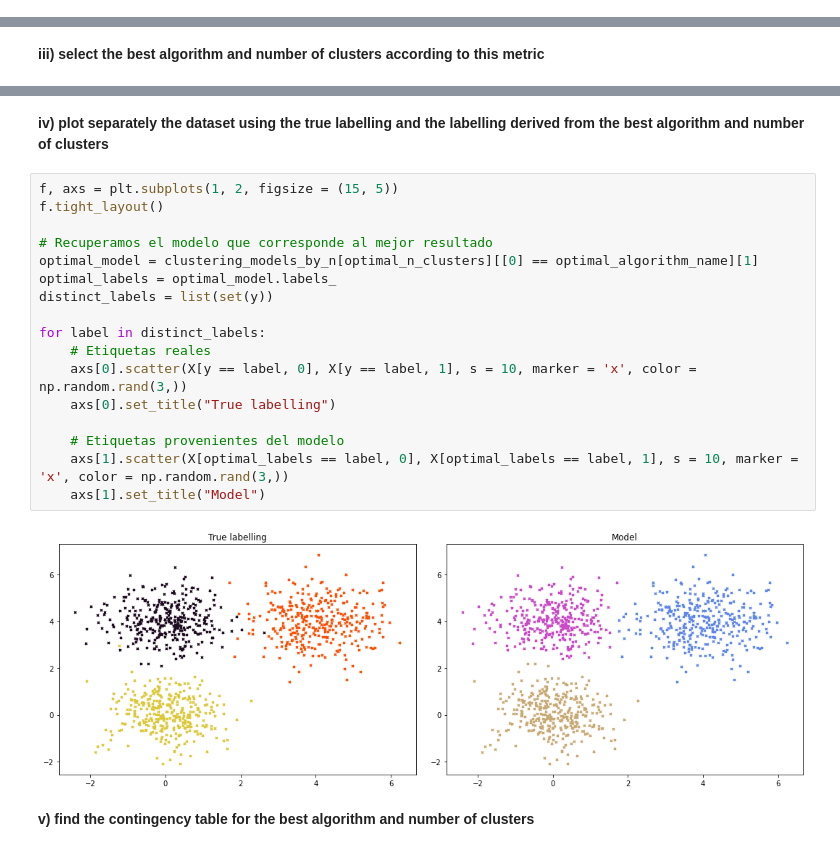
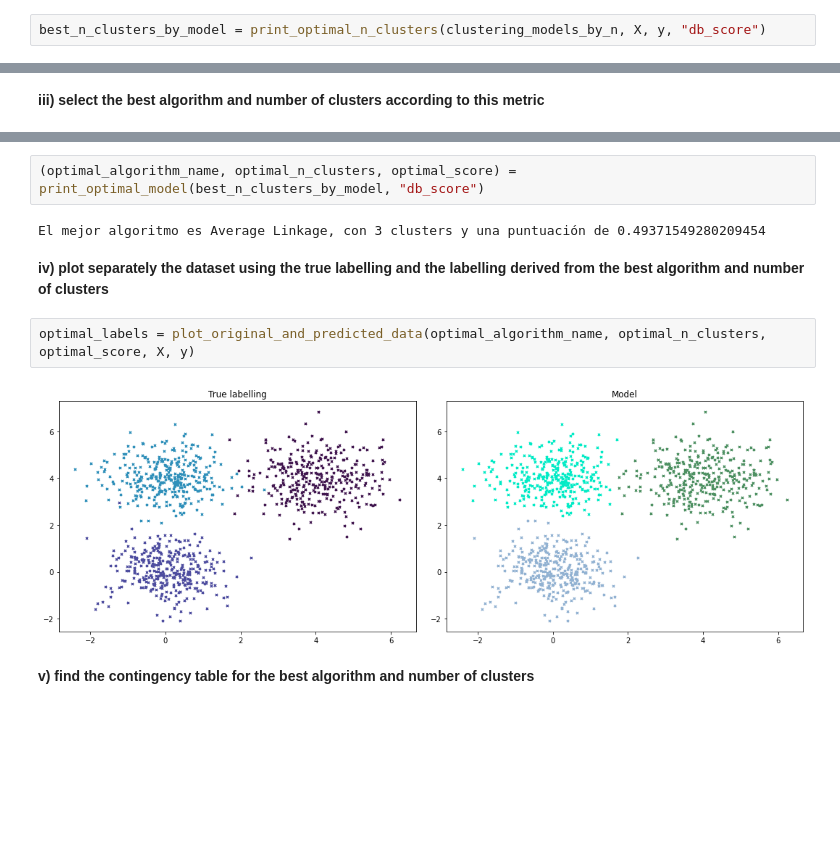
Before and after one commit to CGDavid/ML_2_P4, a Jupyter notebook: H4.ipynb, the cells around one changed output, grey strips where cells are left out. Cells and saved outputs as stored; diff of their text form; blank space fills up the shorter version.

```diff
--- a/H4.ipynb
+++ b/H4.ipynb
@@ -294,0 +317,2 @@ Ward Linkage: 3 clusters (score = 0.5004619778254527)
+# %%
+best_n_clusters_by_model = print_optimal_n_clusters(clustering_models_by_n, X, y, "db_score")
@@ -317,25 +325,14 @@ El mejor algoritmo es Average Linkage, con 3 clusters y una puntuación de 0.493
+# %%
+(optimal_algorithm_name, optimal_n_clusters, optimal_score) = print_optimal_model(best_n_clusters_by_model, "db_score")
+# %% [output]
+El mejor algoritmo es Average Linkage, con 3 clusters y una puntuación de 0.49371549280209454
 # %% [markdown]
 **iv) plot separately the dataset using the true labelling and the labelling derived from the best algorithm
 and number of clusters**
-# %%
-f, axs = plt.subplots(1, 2, figsize = (15, 5))
-f.tight_layout()
-
-# Recuperamos el modelo que corresponde al mejor resultado
-optimal_model = clustering_models_by_n[optimal_n_clusters][[0] == optimal_algorithm_name][1]
-optimal_labels = optimal_model.labels_
-distinct_labels = list(set(y))
-
-for label in distinct_labels:
-    # Etiquetas reales
-    axs[0].scatter(X[y == label, 0], X[y == label, 1], s = 10, marker = 'x', color = np.random.rand(3,))
-    axs[0].set_title("True labelling")
-
-    # Etiquetas provenientes del modelo
-    axs[1].scatter(X[optimal_labels == label, 0], X[optimal_labels == label, 1], s = 10, marker = 'x', color = np.random.rand(3,))
-    axs[1].set_title("Model")
-# %% [output]
-[figure, removed]
+# %%
+optimal_labels = plot_original_and_predicted_data(optimal_algorithm_name, optimal_n_clusters, optimal_score, X, y)
+# %% [output]
+[figure, added]
 # %% [markdown]
 **v) find the contingency table for the best algorithm and number of clusters**
 # %%
```
Also changed, not shown: parts of 57 cells of this notebook.
